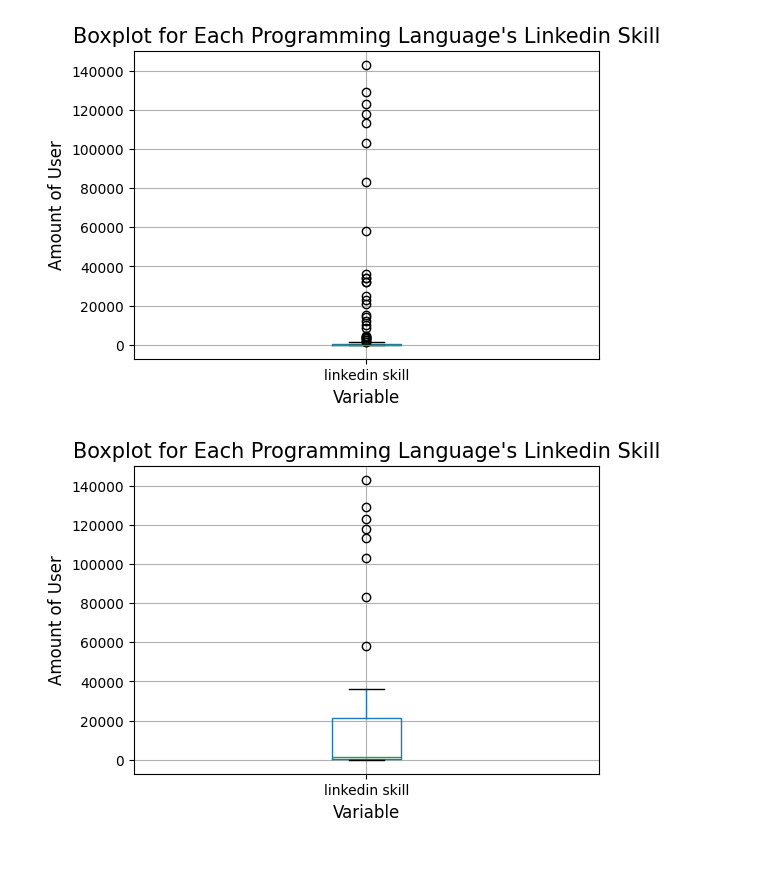
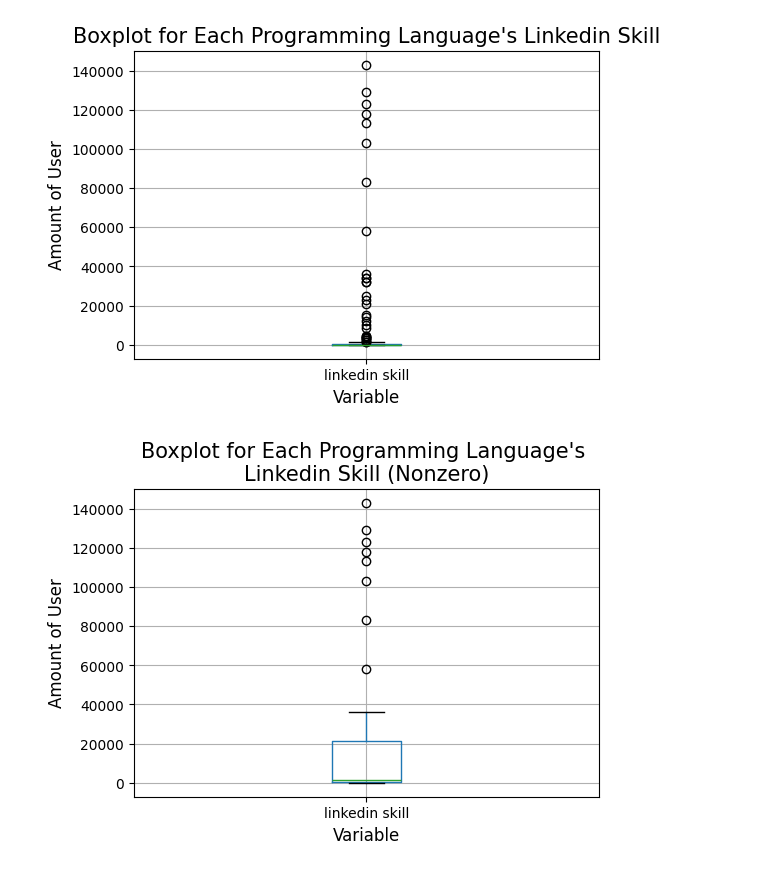
Before and after one commit to Ella-Raputri/FoDS-FinalProject, a Jupyter notebook: EDA/plot1.ipynb, the cells around one changed output. Cells and saved outputs as stored; diff of their text form; code cells hidden in the pictures.

```diff
--- a/EDA/plot1.ipynb
+++ b/EDA/plot1.ipynb
@@ -78,16 +78,16 @@ plt.show()
 # %%
 # All Nonzero Linkedin Skills
 
 plt.figure(figsize = (6,4))
 nonzero = df[df["linkedin skill"]>0]
 nonzero[["linkedin skill"]].boxplot()
 
-plt.title("Boxplot for Each Programming Language's Linkedin Skill", fontsize = 15)
+plt.title("Boxplot for Each Programming Language's \nLinkedin Skill (Nonzero)", fontsize = 15)
 plt.xlabel("Variable", fontsize = 12)
 plt.ylabel("Amount of User", fontsize = 12)
 plt.show()
 # %% [output]
-[figure, old version]
+[figure, new version]
 # %%
 # All Average Monthly Wiki Views
 plt.figure(figsize = (6,4))
```
Also changed, not shown: parts of 11 cells of this notebook, 6 other files.
